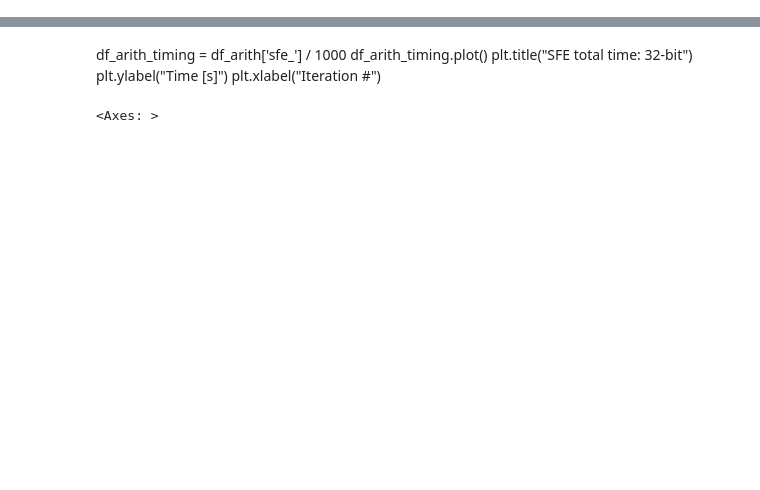
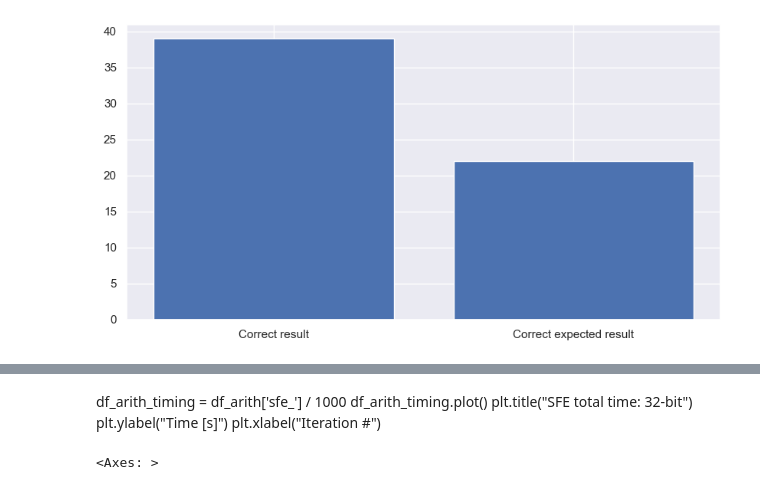
Before and after one commit to ChiemStevens/pffrocd, a Jupyter notebook: plotting/32-old vs 32-new.ipynb, the cells around one changed output, grey strips where cells are left out. Cells and saved outputs as stored; diff of their text form; code cells hidden in the pictures; blank space fills up the shorter version.

```diff
--- a/plotting/32-old vs 32-new.ipynb
+++ b/plotting/32-old vs 32-new.ipynb
@@ -59,0 +72,15 @@ df_boolean.head()
+# %%
+# do the same for arithmetic
+correct_result = 0
+correct_expected_result = 0
+for i in range(len(df_arith["result"])):
+    correct_result += 1
+    if df_arith["result"][i] == df_arith["expected_result"][i]:
+        correct_expected_result += 1
+
+# plot correct result vs correct expected result in bar chart
+plt.figure(figsize=(10, 5))
+plt.bar(["Correct result", "Correct expected result"], [correct_result, correct_expected_result])
+plt.show()
+# %% [output]
+[figure, added]
```
Also changed, not shown: parts of 8 cells of this notebook, 1 other file.
